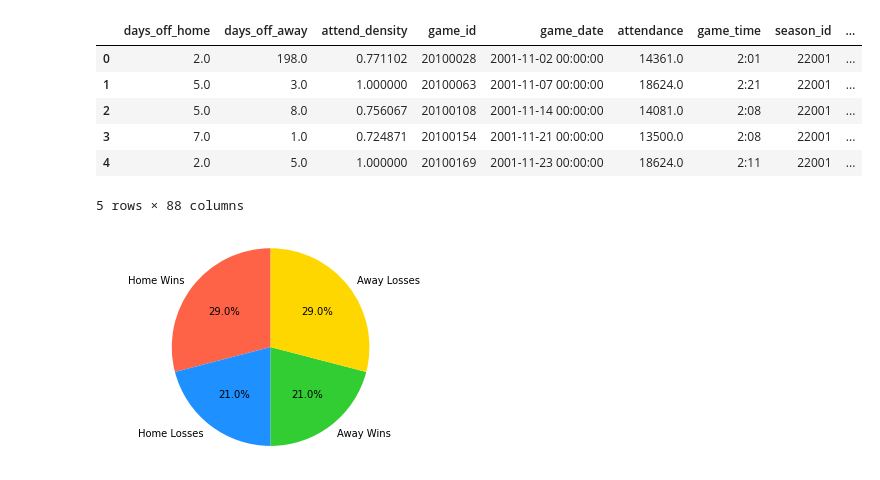
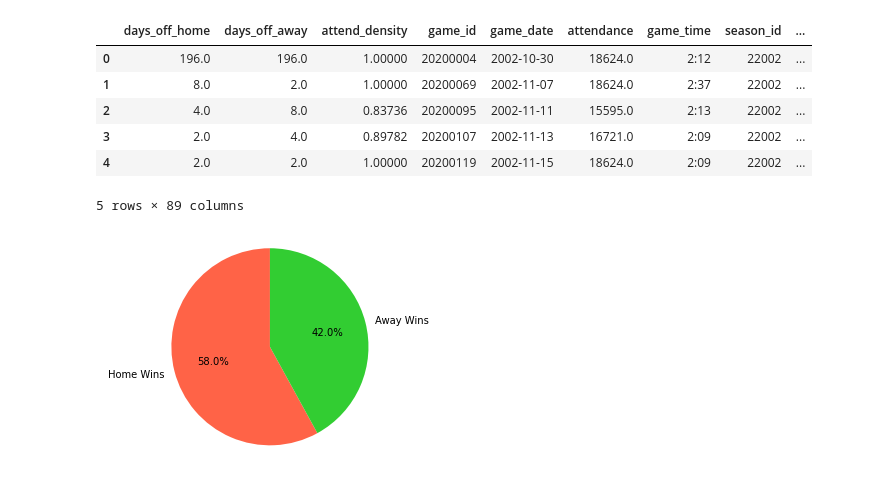
Before and after one commit to kentwhf/Home-Field-Advantage-Sports, a Jupyter notebook: final.ipynb, the cells around one changed output. Saved outputs shown, nothing was run; the diff lists cells and outputs as text; code cells hidden in the pictures.

```diff
--- a/final.ipynb
+++ b/final.ipynb
@@ -53,11 +34,12 @@ merged_df = pd.merge(merged_df, team_details_df, left_on='team_id_home', right_o
 merged_df['attend_density'] = merged_df['attendance'] / merged_df['arenacapacity']
 # %%
 merged_df.drop(merged_df[merged_df['attend_density'] > 1].index, inplace=True)
-merged_df.drop(merged_df[merged_df['attend_density'] == 0].index, inplace=True)
+# merged_df.drop(merged_df[merged_df['attend_density'] == 0].index, inplace=True)
 # %%
-merged_df = merged_df[merged_df['season_id'] >= 22001]
+merged_df = merged_df[merged_df['season_id'] >= 22002]
 merged_df = merged_df[['days_off_home', 'days_off_away', 'attend_density', 'game_id']]
 # %%
+import datetime
 game_merge_data = pd.read_csv('game_merged_data.csv')
 game_merge_data = pd.merge(game_info_df, game_merge_data, on='game_id', how='left')
 game_merge_data.drop('game_date_y', axis=1, inplace=True)
@@ -68,6 +50,15 @@ game_merge_data.drop('id_away', axis=1, inplace=True)
 game_merge_data = game_merge_data.merge(team_details_df.add_suffix('_home'), left_on='team_id_home', right_on='team_id_home', suffixes=('', '_home'))
 game_merge_data = game_merge_data.merge(team_details_df.add_suffix('_away'), left_on='team_id_away', right_on='team_id_away', suffixes=('', '_away'))
 game_merge_data['season_id'] = game_merge_data['season_id'].astype(int)
+
+# add is_covid column, from 3/1/2020 - 10/11/2020
+game_merge_data['is_covid'] = 0
+start_date = datetime.datetime(2020, 3, 1, 0, 0)
+end_date = datetime.datetime(2020, 10, 11, 0, 0)
+game_merge_data['game_date'] = pd.to_datetime(game_merge_data['game_date'])
+game_merge_data.loc[(game_merge_data['game_date'] >= start_date) & (game_merge_data['game_date'] <= end_date), 'is_covid'] = 1
+# game_merge_data.loc[(game_merge_data['game_date'] >= start_date) & (game_merge_data['game_date'] <= end_date), 'attendance'] = 0
+
 
 # 使用 str.replace 方法将列名中的 "_home_home" 替换成 "_home"
 game_merge_data.columns = game_merge_data.columns.str.replace('_home_home', '_home')
@@ -85,12 +76,12 @@ game_merge_data.rename(columns={'distance_x': 'distance'}, inplace=True)
 game_merge_data.head()
 # %% [output]
 |  | days_off_home | days_off_away | attend_density | game_id | game_date | attendance | game_time | season_id | ... |
-| 0 | 2.0 | 198.0 | 0.771102 | 20100028 | 2001-11-02 00:00:00 | 14361.0 | 2:01 | 22001 | ... |
-| 1 | 5.0 | 3.0 | 1.000000 | 20100063 | 2001-11-07 00:00:00 | 18624.0 | 2:21 | 22001 | ... |
-| 2 | 5.0 | 8.0 | 0.756067 | 20100108 | 2001-11-14 00:00:00 | 14081.0 | 2:08 | 22001 | ... |
-| 3 | 7.0 | 1.0 | 0.724871 | 20100154 | 2001-11-21 00:00:00 | 13500.0 | 2:08 | 22001 | ... |
-| 4 | 2.0 | 5.0 | 1.000000 | 20100169 | 2001-11-23 00:00:00 | 18624.0 | 2:11 | 22001 | ... |
+| 0 | 196.0 | 196.0 | 1.00000 | 20200004 | 2002-10-30 | 18624.0 | 2:12 | 22002 | ... |
+| 1 | 8.0 | 2.0 | 1.00000 | 20200069 | 2002-11-07 | 18624.0 | 2:37 | 22002 | ... |
+| 2 | 4.0 | 8.0 | 0.83736 | 20200095 | 2002-11-11 | 15595.0 | 2:13 | 22002 | ... |
+| 3 | 2.0 | 4.0 | 0.89782 | 20200107 | 2002-11-13 | 16721.0 | 2:09 | 22002 | ... |
+| 4 | 2.0 | 2.0 | 1.00000 | 20200119 | 2002-11-15 | 18624.0 | 2:09 | 22002 | ... |
-5 rows × 88 columns
+5 rows × 89 columns
 # %%
 final_merged_data = game_merge_data.copy()
 # %%
@@ -116,21 +134,22 @@ away_wins = final_merged_data[final_merged_data['wl_away'] == 'W'].shape[0]
 away_losses = final_merged_data[final_merged_data['wl_away'] == 'L'].shape[0]
 # %%
 # Pie chart data
-labels = ['Home Wins', 'Home Losses', 'Away Wins', 'Away Losses']
-sizes = [home_wins, home_losses, away_wins, away_losses]
-colors = ['#FF6347', '#1E90FF', '#32CD32', '#FFD700']
-
+labels = ['Home Wins', 'Away Wins']
+# sizes = [home_wins, home_losses, away_wins, away_losses]
+sizes = [home_wins, away_wins]
+# colors = ['#FF6347', '#1E90FF', '#32CD32', '#FFD700']
+colors = ['#FF6347', '#32CD32']
 # Plot pie chart
 fig, ax = plt.subplots()
 ax.pie(sizes, labels=labels, colors=colors, autopct='%1.1f%%', startangle=90)
 
 # Equal aspect ratio ensures that pie is drawn as a circle
 ax.axis('equal')
 
 # Display the pie chart
 plt.show()
 # %% [output]
-[figure, old version]
+[figure, new version]
 # %%
 season_group = final_merged_data.groupby('season_id')
 win_rate_per_season = season_group['wl_home'].apply(lambda x: (x == 'W').sum() / x.count())
```
Also changed, not shown: parts of 10 cells of this notebook.
